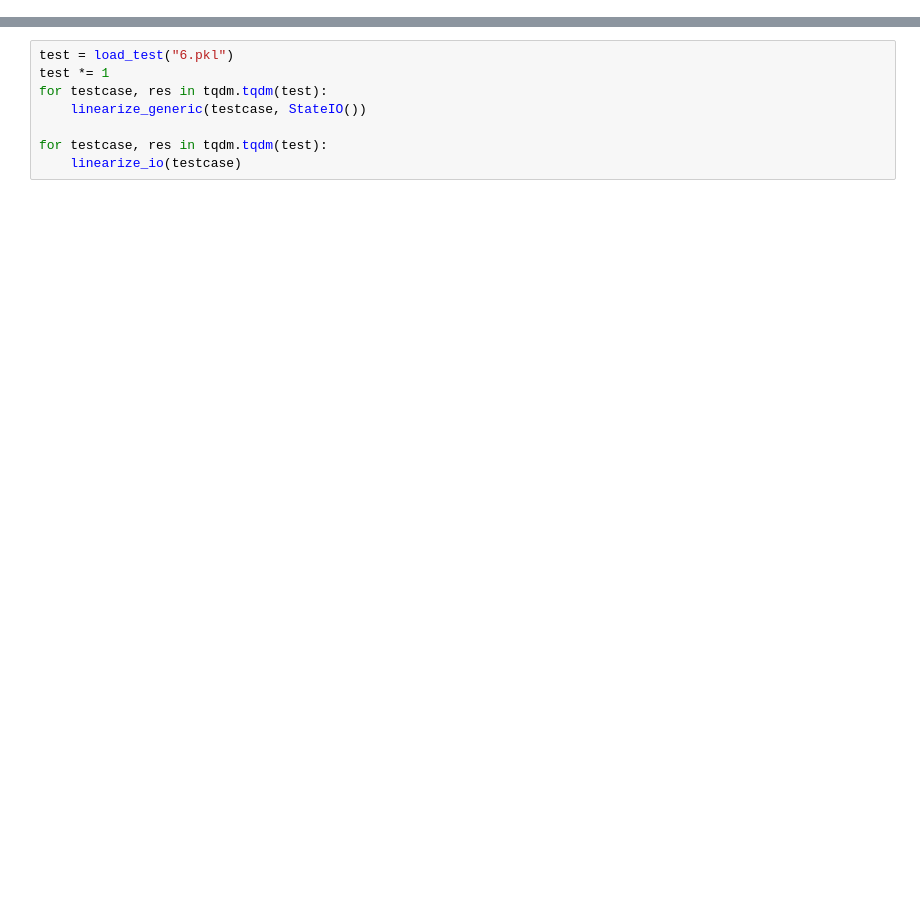
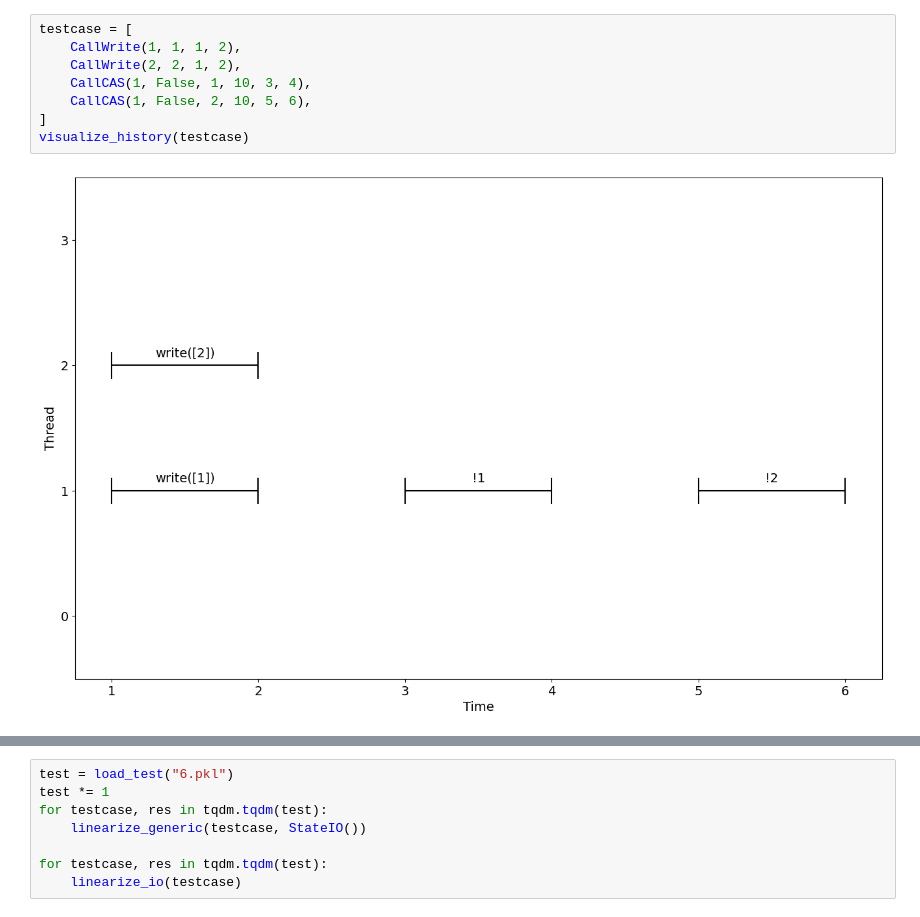
Before and after one commit to Pylyr/thesis-concurrency, a Jupyter notebook: linearization.ipynb, the cells around one changed output, grey strips where cells are left out. Cells and saved outputs as stored; diff of their text form; blank space fills up the shorter version.

```diff
--- a/linearization.ipynb
+++ b/linearization.ipynb
@@ -116,0 +121,10 @@ def run_test(testsample: List[Tuple[List[Call], bool]]):
+# %%
+testcase = [
+    CallWrite(1, 1, 1, 2),
+    CallWrite(2, 2, 1, 2),
+    CallCAS(1, False, 1, 10, 3, 4),
+    CallCAS(1, False, 2, 10, 5, 6),
+]
+visualize_history(testcase)
+# %% [output]
+[figure, added]
```
Also changed, not shown: parts of 5 cells of this notebook, 2 other files.
